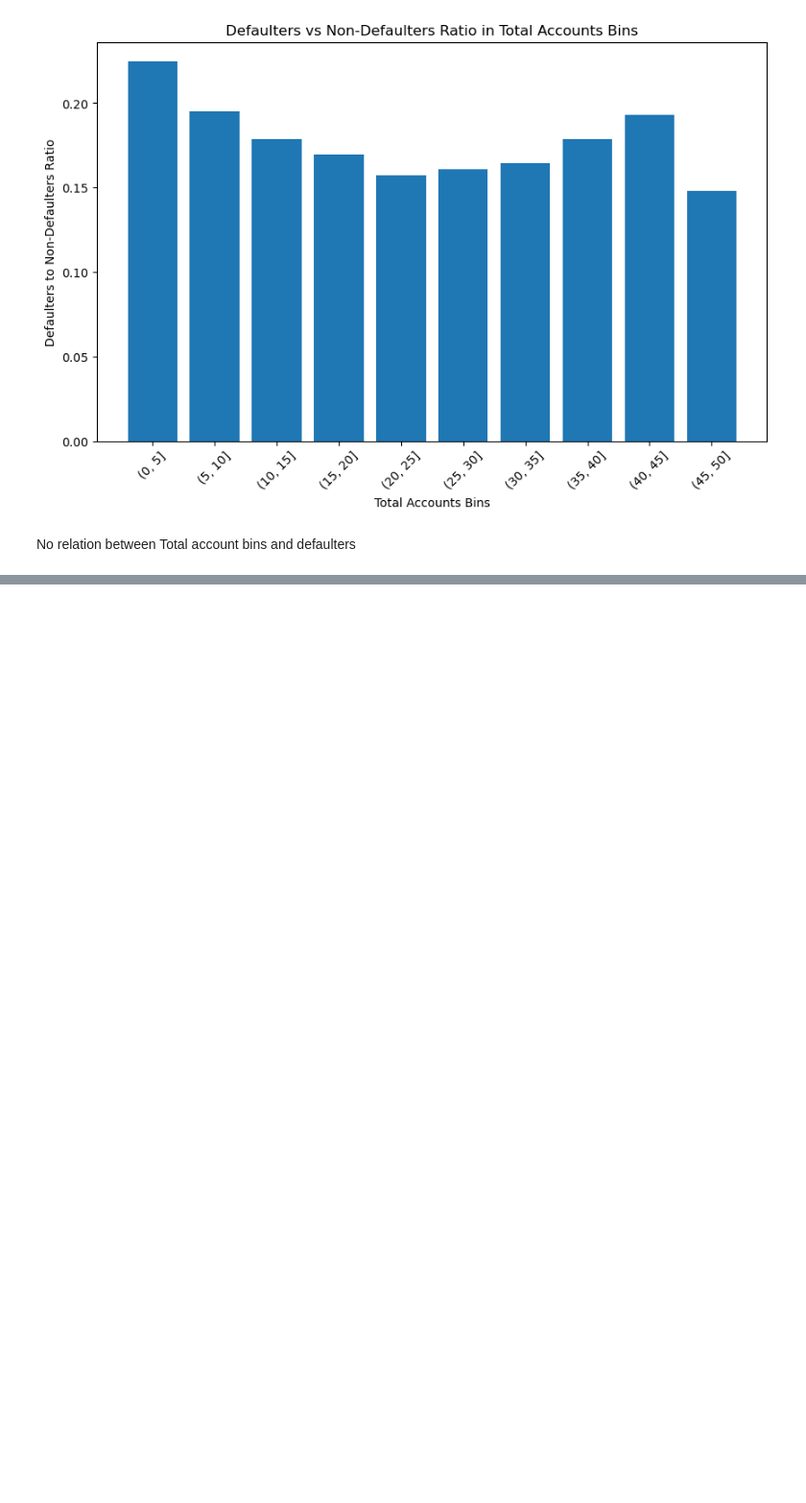
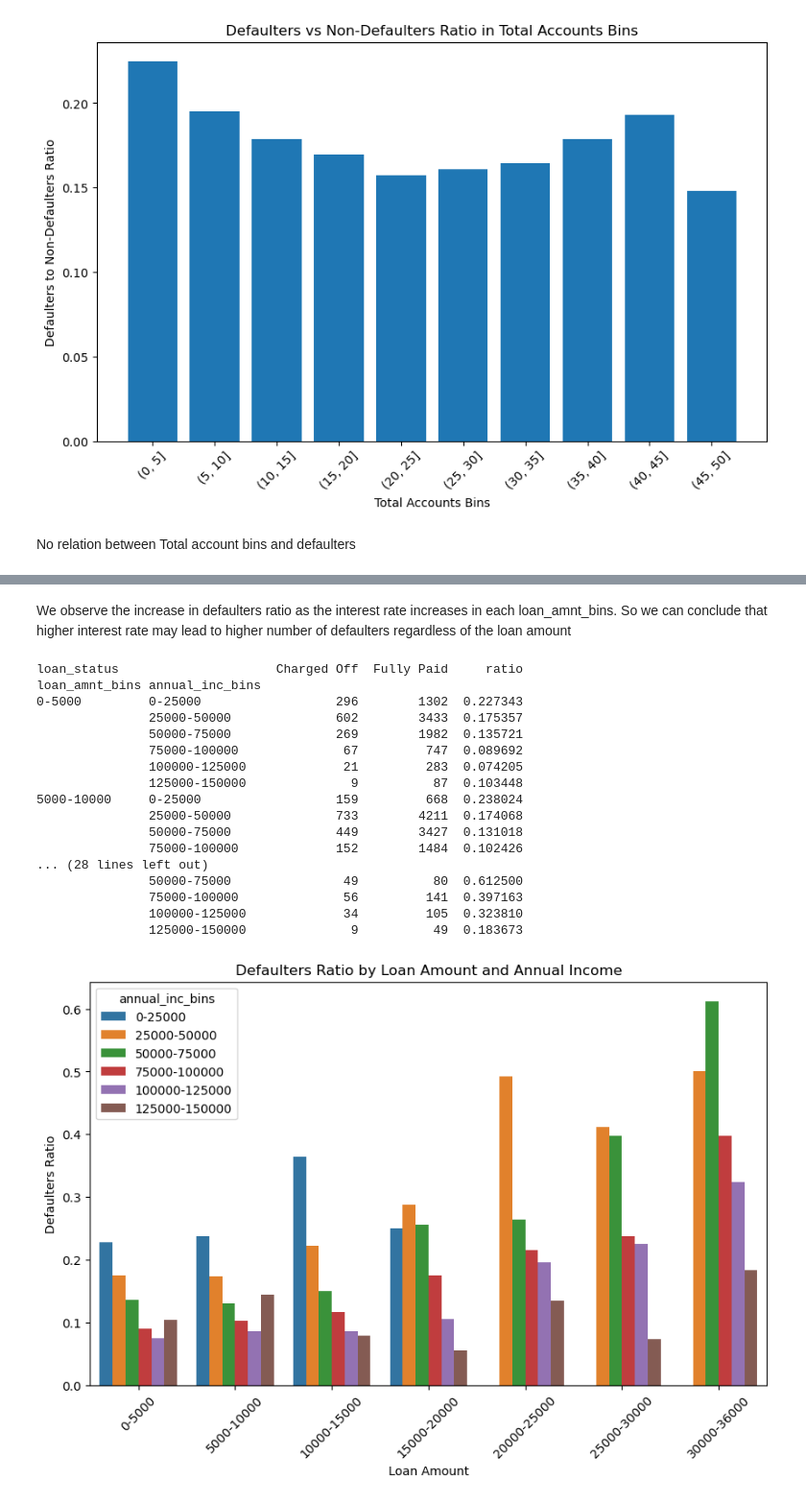
Before and after one commit to Rishabh-Saha/LendingClubCaseStudy, a Jupyter notebook: Rishabh_Saha.ipynb, the cells around one changed output, grey strips where cells are left out. Shown at 96% size. Saved outputs shown, nothing was run; the diff lists cells and outputs as text; code cells hidden in the pictures; blank space fills up the shorter version.

```diff
--- a/Rishabh_Saha.ipynb
+++ b/Rishabh_Saha.ipynb
@@ -807,0 +884,47 @@ term         0.35115  1.00000
+# %% [markdown]
+We observe the increase in defaulters ratio as the interest rate increases in each loan_amnt_bins. So we can conclude that higher interest rate may lead to higher number of defaulters regardless of the loan amount
+# %%
+# Let's analyse for Loan Amount and Annual Income for loan status
+
+# Let's reuse the bins for loan amount and create a pivot table
+
+# Let's create bins for annual income
+
+inc_bins = [0, 25000, 50000, 75000, 100000, 125000, 150000]
+
+df['annual_inc_bins'] = pd.cut(df['annual_inc'], bins=inc_bins, labels=['0-25000', '25000-50000', '50000-75000', '75000-100000', '100000-125000', '125000-150000'])
+
+grouped = df.groupby(['loan_amnt_bins', 'annual_inc_bins', 'loan_status'])
+
+pivot = grouped['member_id'].count().unstack()
+
+pivot['ratio'] = pivot['Charged Off'] / pivot['Fully Paid']
+
+print(pivot)
+
+plt.figure(figsize=(10, 6))
+sns.barplot(x='loan_amnt_bins', y='ratio', hue='annual_inc_bins', data=pivot.reset_index())
+plt.xlabel('Loan Amount')
+plt.ylabel('Defaulters Ratio')
+plt.title('Defaulters Ratio by Loan Amount and Annual Income')
+plt.xticks(rotation=45)
+plt.show()
+# %% [output]
+loan_status                     Charged Off  Fully Paid     ratio
+loan_amnt_bins annual_inc_bins
+0-5000         0-25000                  296        1302  0.227343
+               25000-50000              602        3433  0.175357
+               50000-75000              269        1982  0.135721
+               75000-100000              67         747  0.089692
+               100000-125000             21         283  0.074205
+               125000-150000              9          87  0.103448
+5000-10000     0-25000                  159         668  0.238024
+               25000-50000              733        4211  0.174068
+               50000-75000              449        3427  0.131018
+               75000-100000             152        1484  0.102426
+... (28 lines left out)
+               50000-75000               49          80  0.612500
+               75000-100000              56         141  0.397163
+               100000-125000             34         105  0.323810
+               125000-150000              9          49  0.183673
+[figure, added]
```
Also changed, not shown: parts of 25 cells of this notebook.
